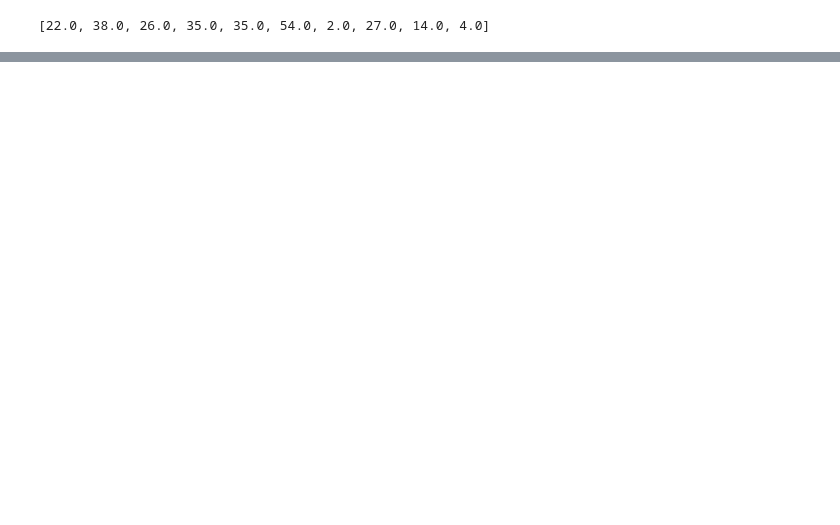
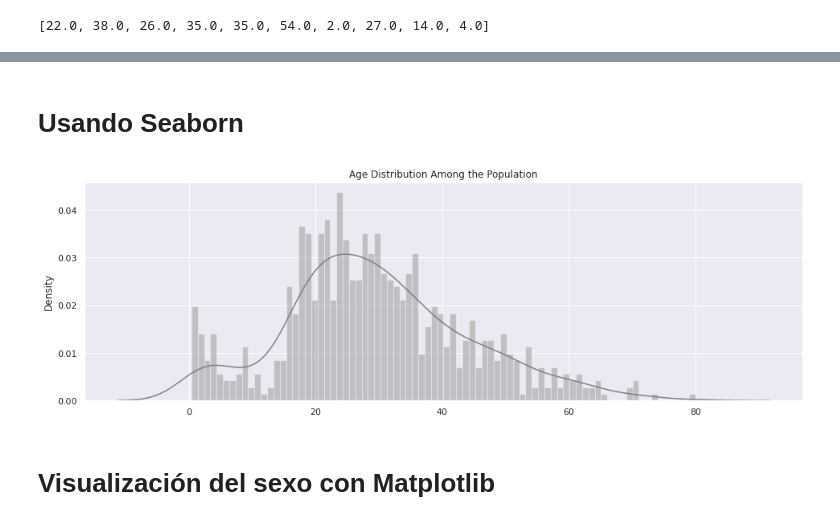
Before and after one commit to Machine-Learning-project-python/Titanic, a Jupyter notebook: titanic.ipynb, the cells around one changed output, grey strips where cells are left out. Cells and saved outputs as stored; diff of their text form; code cells hidden in the pictures; blank space fills up the shorter version.

```diff
--- a/titanic.ipynb
+++ b/titanic.ipynb
@@ -117,0 +119,15 @@ plt.savefig()
+# %% [markdown]
+# Usando Seaborn
+# %%
+
+sns.set(style="darkgrid")
+sns.set(rc={'figure.figsize':(16,5)})
+
+
+sns.distplot(a = ages, bins = 80, color = 'gray', vertical = False
+            ).set_title('Age Distribution Among the Population')
+plt.savefig("./images/distribution.png")
+# %% [output]
+[figure, added]
+# %% [markdown]
+# Visualización del sexo con Matplotlib
```
Also changed, not shown: parts of 73 cells of this notebook, 11 other files.
